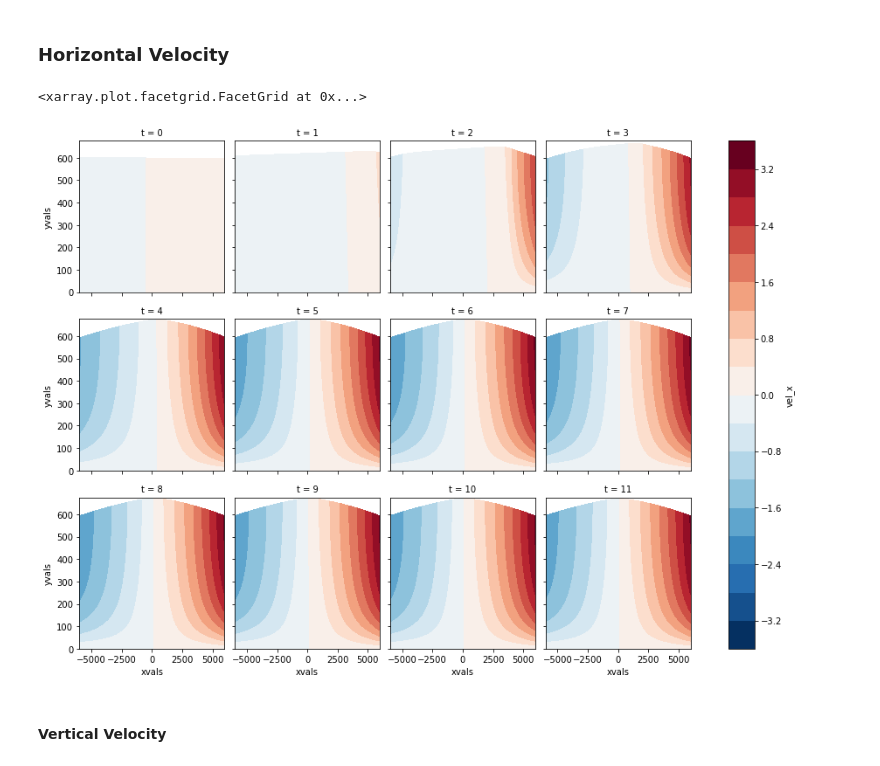
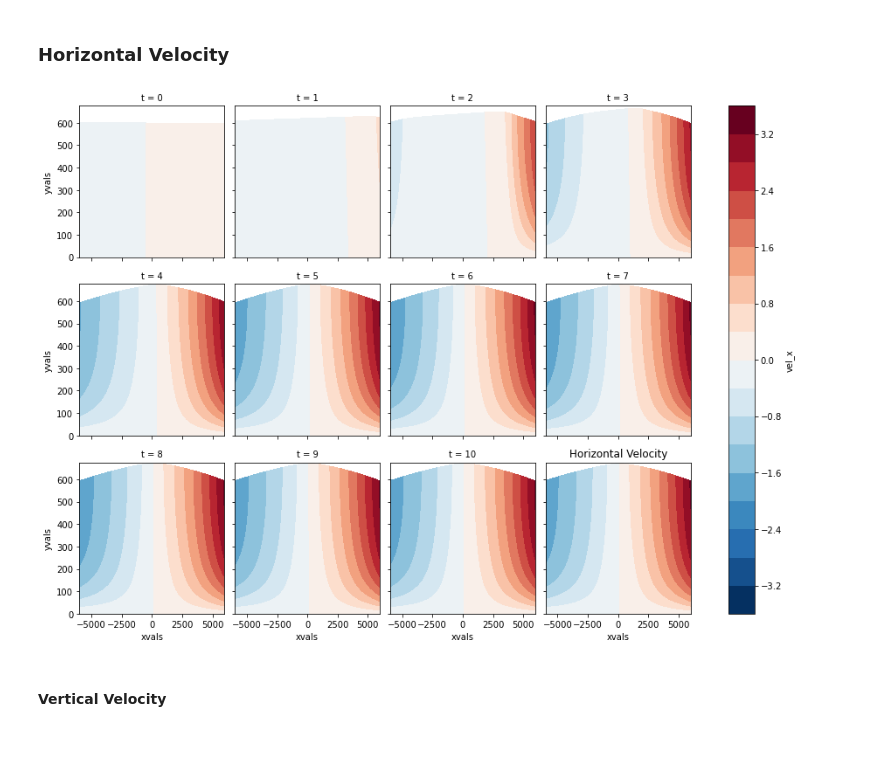
Before and after one commit to janeeleven/rces-final-project, a Jupyter notebook: presentation_notebook.ipynb, the cells around one changed output. Drawn from its saved outputs; the diff is of its cells as text; code cells hidden in the pictures.

```diff
--- a/presentation_notebook.ipynb
+++ b/presentation_notebook.ipynb
@@ -245,10 +230,10 @@ Data variables:
 # %%
 data_nb.sel(t = np.arange(0,120,10)).vel_x.plot.contourf(x = 'xvals', y = 'yvals',
     col = 't', col_wrap = 4, levels = 20
 )
+plt.title('Horizontal Velocity');
 # %% [output]
-<xarray.plot.facetgrid.FacetGrid at 0x...>
-[figure, old version]
+[figure, new version]
 # %% [markdown]
 #### Vertical Velocity
 # %%
```
Also changed, not shown: parts of 8 cells of this notebook, 1 other file.
